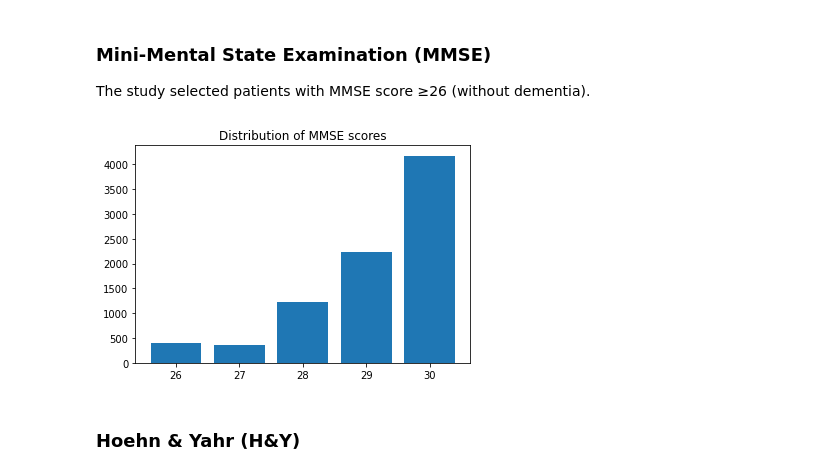
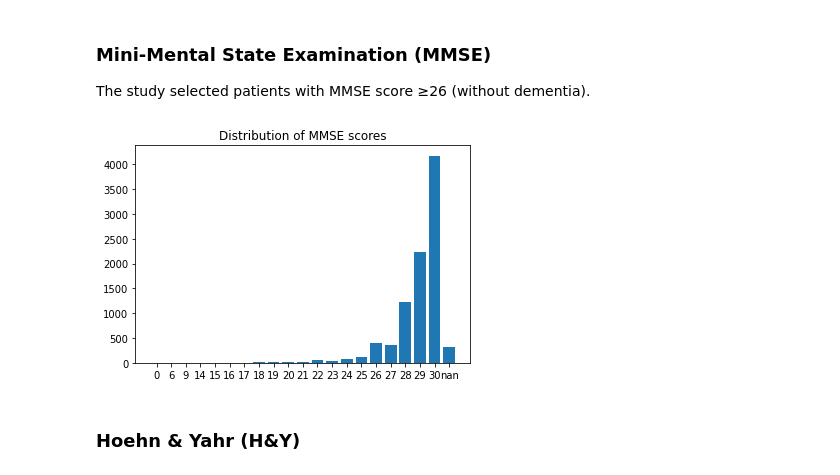
Before and after one commit to LivingPark-MRI/sterling-etal-2016, a Jupyter notebook: sterling-etal-2016.ipynb, the cells around one changed output. Cells and saved outputs as stored; diff of their text form; code cells hidden in the pictures.

```diff
--- a/sterling-etal-2016.ipynb
+++ b/sterling-etal-2016.ipynb
@@ -240,18 +240,18 @@ The study selected patients with MMSE score ≥26 (without dementia).
 # %%
 mmse = pd.read_csv(os.path.join(data_dir, "Montreal_Cognitive_Assessment__MoCA_.csv"))[
     ["PATNO", "EVENT_ID", "MCATOT"]
 ]
 mmse["MMSETOT"] = mmse["MCATOT"].apply(moca2mmse)
 mmse = mmse.drop(["MCATOT"], axis=1)
-mmse = mmse[mmse["MMSETOT"] >= 26]
+# mmse = mmse[mmse["MMSETOT"] >= 26]
 
 fig, ax = plt.subplots()
 dist = mmse.groupby(["MMSETOT"], dropna=False).size()
 plt.bar(dist.index.astype(str), dist.values)
 plt.title("Distribution of MMSE scores")
 reformat_plot_labels(dist, ax, 1)
 # %% [output]
-[figure, old version]
+[figure, new version]
 # %% [markdown]
 ### Hoehn & Yahr (H&Y)
 # %%
```
Also changed, not shown: parts of 16 cells of this notebook.
